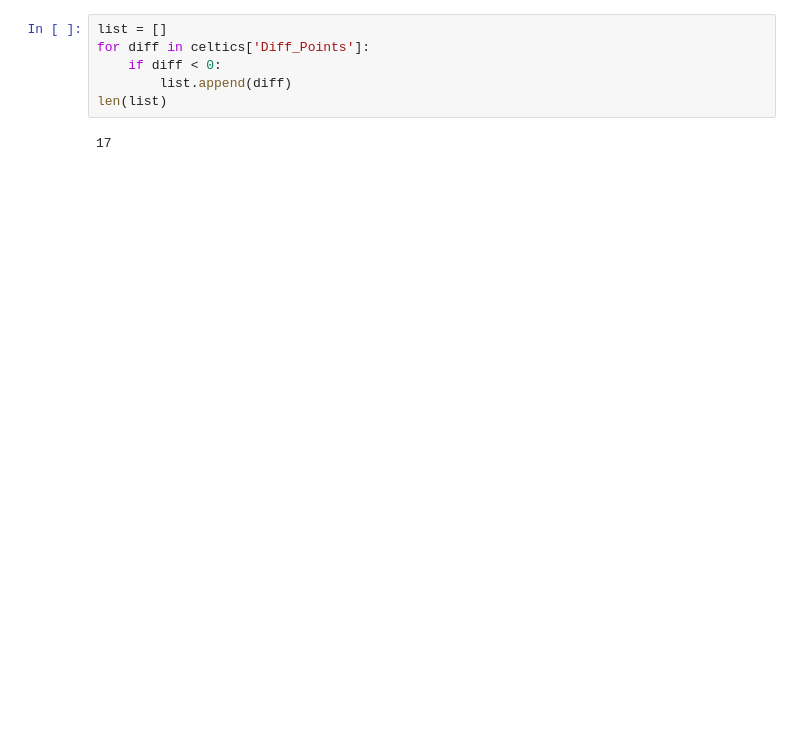
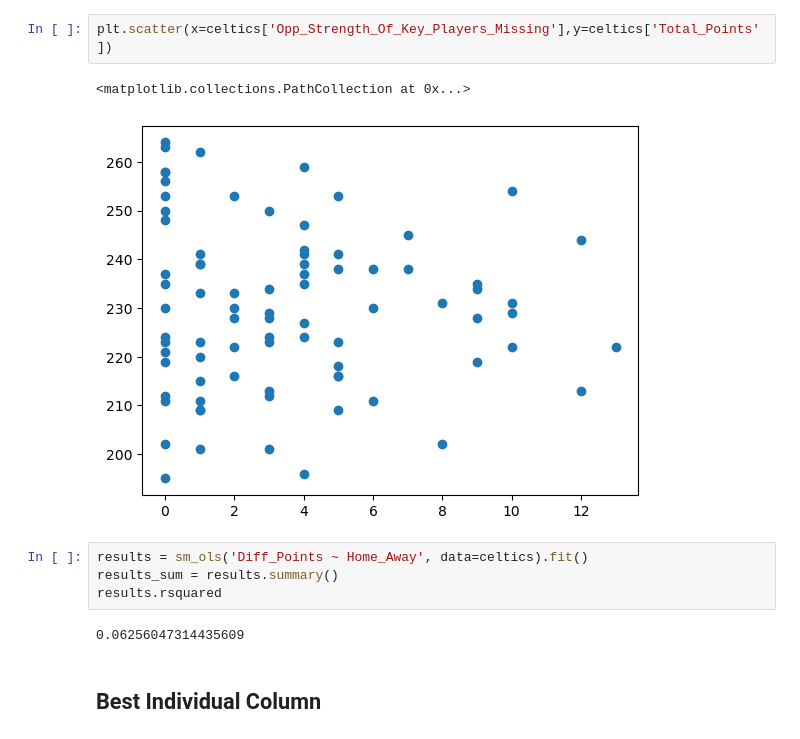
Before and after one commit to michaelparker7/FIN-377-Final-Project, a Jupyter notebook: Scrap.ipynb, the cells around one changed output. Cells and saved outputs as stored; diff of their text form; blank space fills up the shorter version.

```diff
--- a/Scrap.ipynb
+++ b/Scrap.ipynb
@@ -35,8 +38,13 @@ plt.scatter(x=celtics['Opp_Strength_Of_Key_Players_Missing'],y=celtics['Diff_Poi
 # %%
-list = []
-for diff in celtics['Diff_Points']:
-    if diff < 0:
-        list.append(diff)
-len(list)
+plt.scatter(x=celtics['Opp_Strength_Of_Key_Players_Missing'],y=celtics['Total_Points'])
 # %% [output]
-17
+<matplotlib.collections.PathCollection at 0x...>
+[figure, added]
+# %%
+results = sm_ols('Diff_Points ~ Home_Away', data=celtics).fit()
+results_sum = results.summary()
+results.rsquared
+# %% [output]
+0.06256047314435609
+# %% [markdown]
+## Best Individual Column
```
Also changed, not shown: parts of 19 cells of this notebook, 1 other file.
